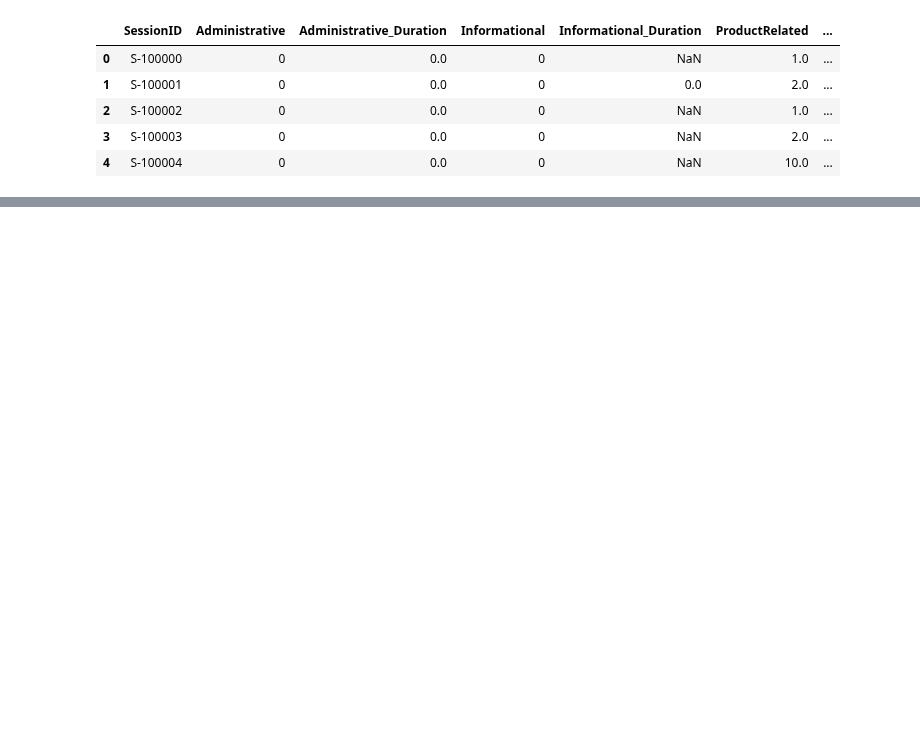
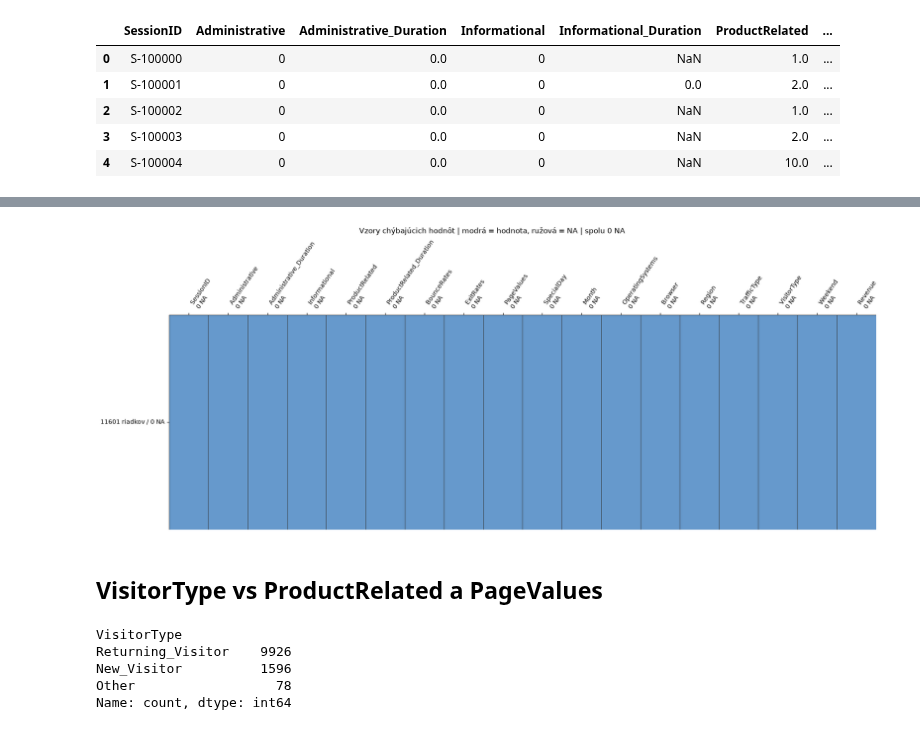
Before and after one commit to samuelbagin1/suns, a Jupyter notebook: zadania/01/main.ipynb, the cells around one changed output, grey strips where cells are left out. Saved outputs shown, nothing was run; the diff lists cells and outputs as text; code cells hidden in the pictures; blank space fills up the shorter version.

```diff
--- a/zadania/01/main.ipynb
+++ b/zadania/01/main.ipynb
@@ -26,0 +98,32 @@ data.head()
+# %%
+missing = data_clean.isna()
+ordered_cols = missing.sum().sort_values(kind="stable").index
+patterns = missing.value_counts().rename("rows").reset_index()
+patterns["na"] = patterns[data_clean.columns].sum(axis=1)
+patterns = patterns.sort_values(["na", "rows"], ascending=[True, False])
+
+fig, ax = plt.subplots(figsize=(18, 7), constrained_layout=True)
+sns.heatmap(patterns[ordered_cols].astype(int), cmap=["#6699cc", "#c45f83"],
+            vmin=0, vmax=1, cbar=False, linewidths=0.5, linecolor="#333", ax=ax)
+ax.set_xticklabels([f"{col}\n{missing[col].sum()} NA" for col in ordered_cols], rotation=55, ha="left")
+ax.set_yticklabels([f"{rows} riadkov / {na} NA" for rows, na in zip(patterns["rows"], patterns["na"])], rotation=0)
+ax.tick_params(axis="x", top=True, labeltop=True, bottom=False, labelbottom=False)
+fig.suptitle(f"Vzory chýbajúcich hodnôt | modrá = hodnota, ružová = NA | spolu {missing.sum().sum()} NA")
+plt.show()
+# %% [output]
+[figure, added]
+# %% [markdown]
+## VisitorType vs ProductRelated a PageValues
+# %%
+visitor_types = ["Returning_Visitor", "New_Visitor", "Other"]
+visitor_data = data_clean[data_clean["VisitorType"].isin(visitor_types)].copy()
+for metric in ["PageValues", "ProductRelated"]:
+    visitor_data[f"log1p_{metric}"] = np.log1p(visitor_data[metric])
+
+visitor_data["VisitorType"].value_counts().reindex(visitor_types)
+# %% [output]
+VisitorType
+Returning_Visitor    9926
+New_Visitor          1596
+Other                  78
+Name: count, dtype: int64
```
Also changed, not shown: parts of 15 cells of this notebook.
